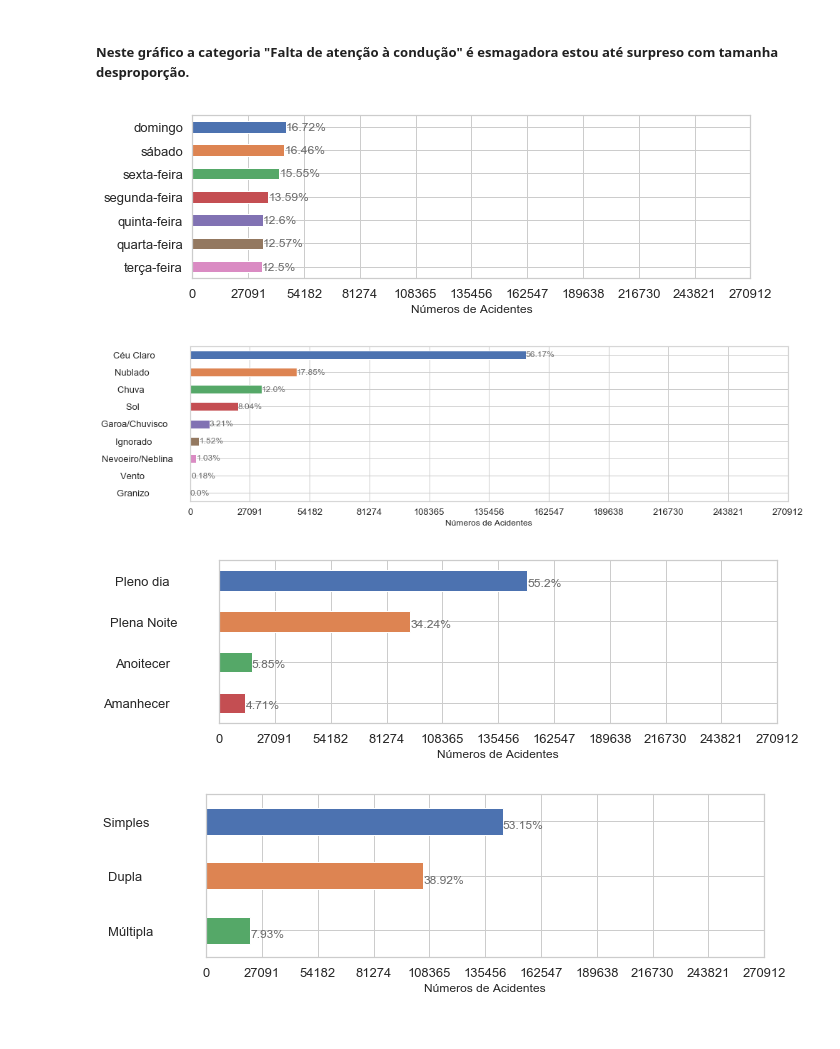
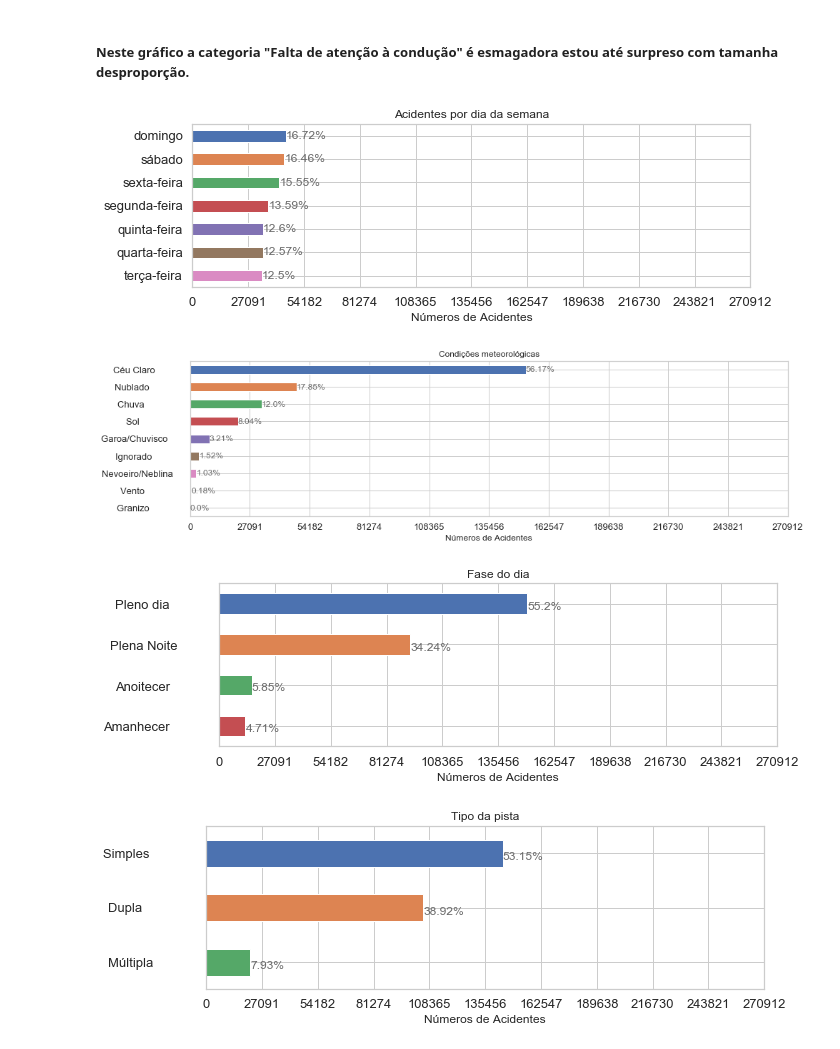
Before and after one commit to vitorioluis/Machine-Learning, a Jupyter notebook: Acidentes_de_Trânsito/Acidentes de Trânsito.ipynb, the cells around one changed output. Saved outputs shown, nothing was run; the diff lists cells and outputs as text; code cells hidden in the pictures.

```diff
--- a/Acidentes_de_Trânsito/Acidentes de Trânsito.ipynb
+++ b/Acidentes_de_Trânsito/Acidentes de Trânsito.ipynb
@@ -132,2 +151,0 @@ See the caveats in the documentation: http://pandas.pydata.org/pandas-docs/stabl
-# %%
-df_acidentes['km']=df_acidentes['km'].apply(lambda x: float(x.replace(".","").replace(",",".")))
@@ -157,27 +162,31 @@ grafico_dados_faltantes();
 # %% [markdown]
 ##### Para não precisar toda hora ficar digitando a mesma coisa em graficos uma função básica para gerar gráfico
 # %%
+# total de linha que contém no dataframe
 ncount = len(df_acidentes)
 
-def gerar_grafico_countplot(campo, largura=10, altura=14, df = df_acidentes):
-    ax = df[campo].value_counts().plot(kind='barh', figsize=(largura, altura), fontsize=13);
+# função para gerar gráfico padrão
+def gerar_grafico_countplot(campo, largura=10, altura=14, df = df_acidentes,titulo='Acidentes'):
+
+    ax = df[campo].value_counts().plot(kind='barh', figsize=(largura, altura), fontsize=13, );
     ax.set_alpha(0.8)
     ax.set_xlabel('Números de Acidentes')
+    ax.set_title(titulo)
     ax.set_xticks(np.arange(0, 110, 10)*len(df)/100)
     totals = []
 
-    # find the values and append to list
+    # encontrar os valores e acrescentar à lista
     for i in ax.patches:
         totals.append(i.get_width())
 
-    # set individual bar lables using above list
+    # definir barras individuais usando a lista acima
     total = sum(totals)
 
-    # set individual bar lables using above list
+    # definir barras individuais usando a lista acima
     for i in ax.patches:
         ax.text(i.get_width()+.3, i.get_y()+.38, str(round((i.get_width()/total)*100, 2))+'%', fontsize=12,color='dimgrey')
 
-    # invert for largest on top
+    # invertido para maior no topo
     ax.invert_yaxis()
 
     return ax
@@ -196,19 +206,19 @@ gerar_grafico_countplot('causa_acidente', altura = 15,largura=10);
 # %% [markdown]
 ##### Neste gráfico a categoria "Falta de atenção à condução" é esmagadora estou até surpreso com tamanha desproporção.
 # %%
-gerar_grafico_countplot('dia_semana', altura=3,largura=10);
+gerar_grafico_countplot('dia_semana', altura=3,largura=10, titulo='Acidentes por dia da semana');
 # %% [output]
-[figure, old version]
+[figure, new version]
 # %%
-gerar_grafico_countplot('condicao_metereologica', altura=4,largura=15);
+gerar_grafico_countplot('condicao_metereologica', altura=4,largura=15, titulo='Condições meteorológicas');
 # %% [output]
-[figure, old version]
+[figure, new version]
 # %%
-gerar_grafico_countplot('fase_dia', altura = 3);
+gerar_grafico_countplot('fase_dia', altura = 3,titulo= 'Fase do dia');
 # %% [output]
-[figure, old version]
+[figure, new version]
 # %%
-gerar_grafico_countplot('tipo_pista', altura = 3);
+gerar_grafico_countplot('tipo_pista', altura = 3, titulo = 'Tipo da pista');
 # %% [output]
-[figure, old version]
+[figure, new version]
 # %%
```
Also changed, not shown: parts of 16 cells of this notebook.
